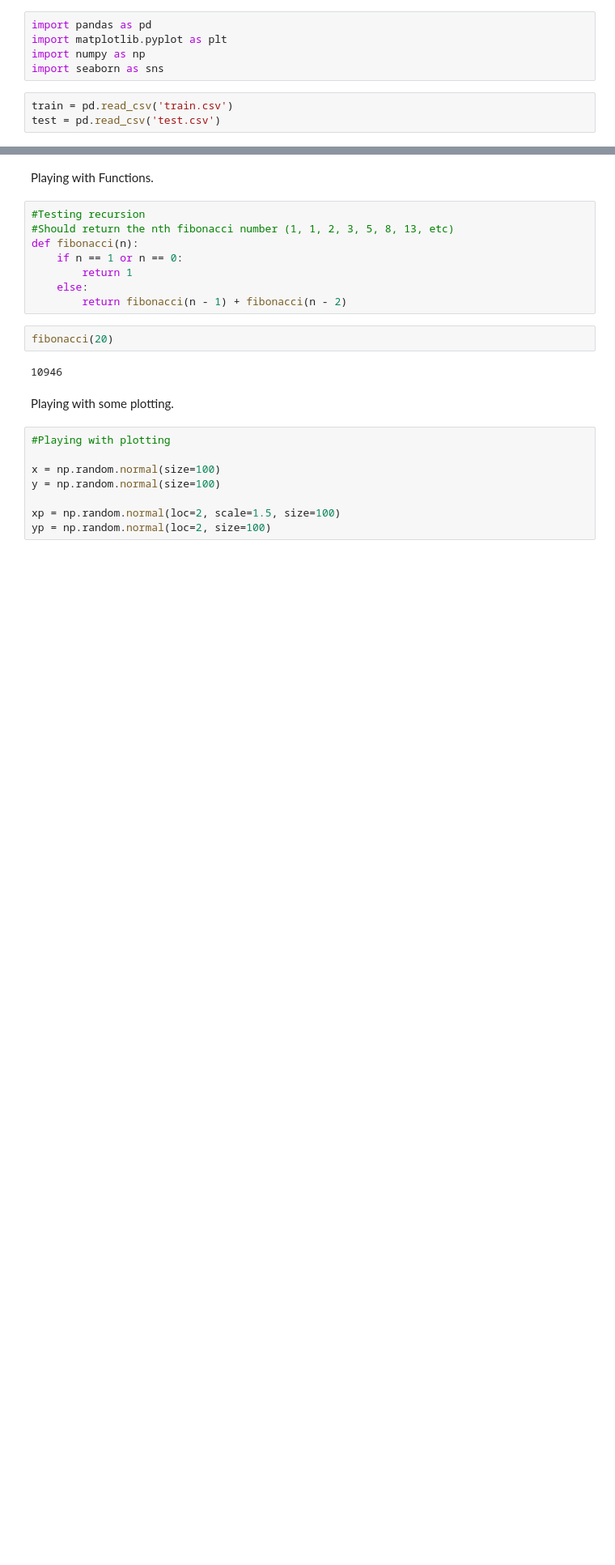
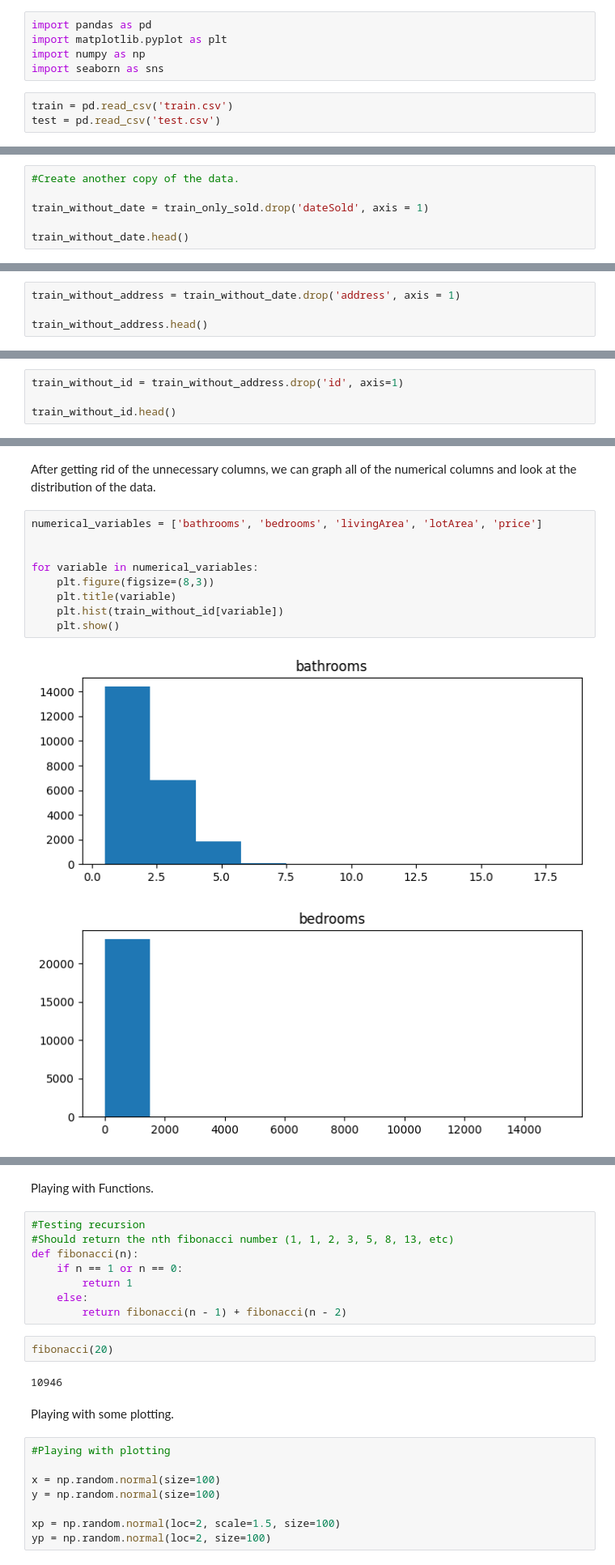
Before and after one commit to vtomlin1/Portfolio, a Jupyter notebook: Python/MLH_Housing_Prices_Forecasting.ipynb, the cells around one changed output, grey strips where cells are left out. Shown at 81% size. Drawn from its saved outputs; the diff is of its cells as text; blank space fills up the shorter version.

```diff
--- a/Python/MLH_Housing_Prices_Forecasting.ipynb
+++ b/Python/MLH_Housing_Prices_Forecasting.ipynb
@@ -28,0 +107,6 @@ Index(['id', 'zipcode', 'city', 'state', 'dateSold', 'bathrooms', 'bedrooms',
+# %%
+#Create another copy of the data.
+
+train_without_date = train_only_sold.drop('dateSold', axis = 1)
+
+train_without_date.head()
@@ -28,0 +122,4 @@ Index(['id', 'zipcode', 'city', 'state', 'dateSold', 'bathrooms', 'bedrooms',
+# %%
+train_without_address = train_without_date.drop('address', axis = 1)
+
+train_without_address.head()
@@ -28,0 +135,4 @@ Index(['id', 'zipcode', 'city', 'state', 'dateSold', 'bathrooms', 'bedrooms',
+# %%
+train_without_id = train_without_address.drop('id', axis=1)
+
+train_without_id.head()
@@ -28,0 +146,14 @@ Index(['id', 'zipcode', 'city', 'state', 'dateSold', 'bathrooms', 'bedrooms',
+# %% [markdown]
+After getting rid of the unnecessary columns, we can graph all of the numerical columns and look at the distribution of the data.
+# %%
+numerical_variables = ['bathrooms', 'bedrooms', 'livingArea', 'lotArea', 'price']
+
+
+for variable in numerical_variables:
+    plt.figure(figsize=(8,3))
+    plt.title(variable)
+    plt.hist(train_without_id[variable])
+    plt.show()
+# %% [output]
+[figure, added]
+[figure, added]
```
Also changed, not shown: parts of 32 cells of this notebook.
